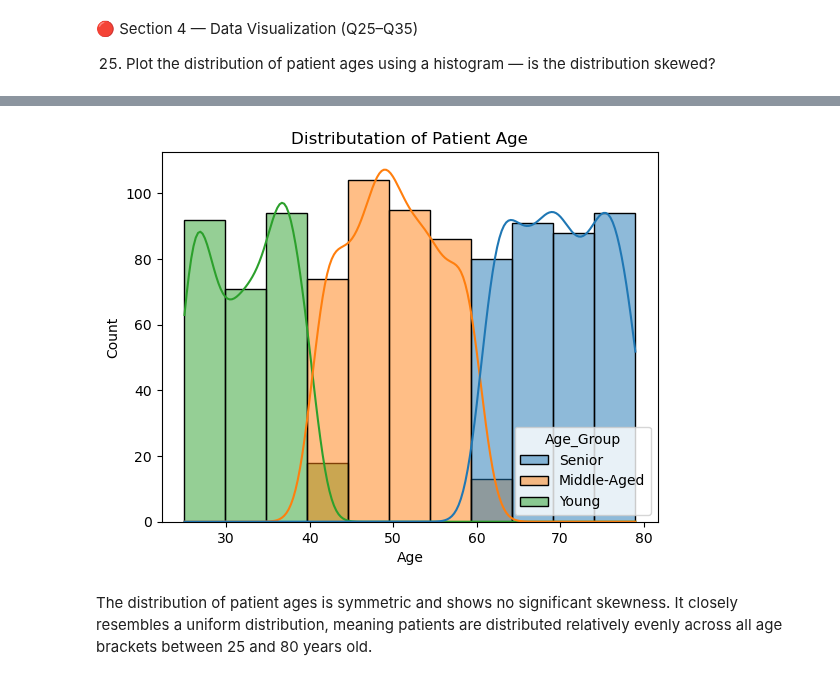
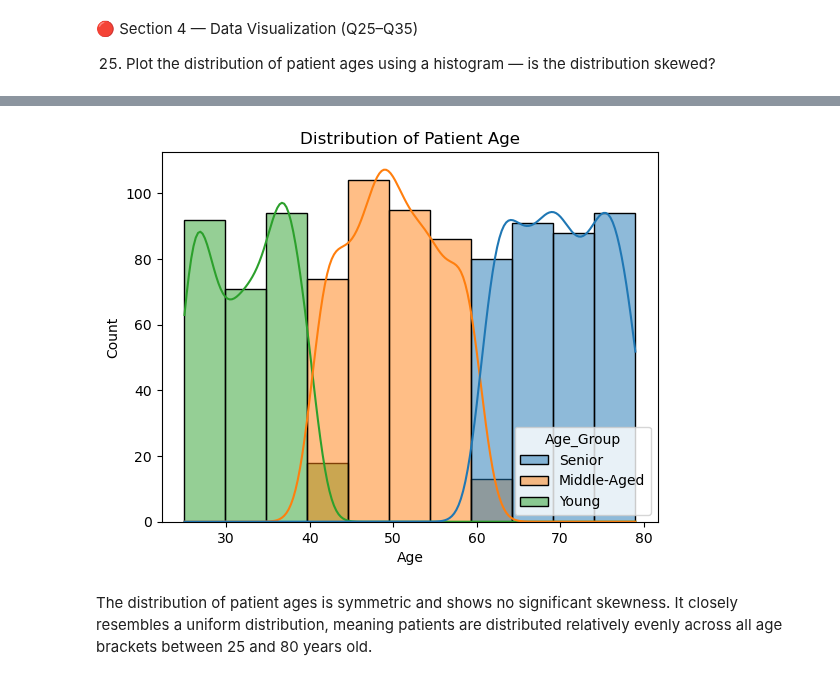
Before and after one commit to bikashsahani/heart-disease-analysis, a Jupyter notebook: heart_disease_analysis.ipynb, the cells around one changed output, grey strips where cells are left out. Drawn from its saved outputs; the diff is of its cells as text; code cells hidden in the pictures.

```diff
--- a/heart_disease_analysis.ipynb
+++ b/heart_disease_analysis.ipynb
@@ -647,14 +647,14 @@ data.sample()
 # %%
 sns.histplot(
     data=data,
     x='Age',
     hue='Age_Group',
     kde=True
 )
-plt.title("Distributation of Patient Age")
+plt.title("Distribution of Patient Age")
 plt.show()
 # %% [output]
-[figure, old version]
+[figure, new version]
 # %% [markdown]
 The distribution of patient ages is symmetric and shows no significant skewness. It closely resembles a uniform distribution, meaning patients are distributed relatively evenly across all age brackets between 25 and 80 years old.
 # %% [markdown]
```
Also changed, not shown: parts of 7 cells of this notebook.
